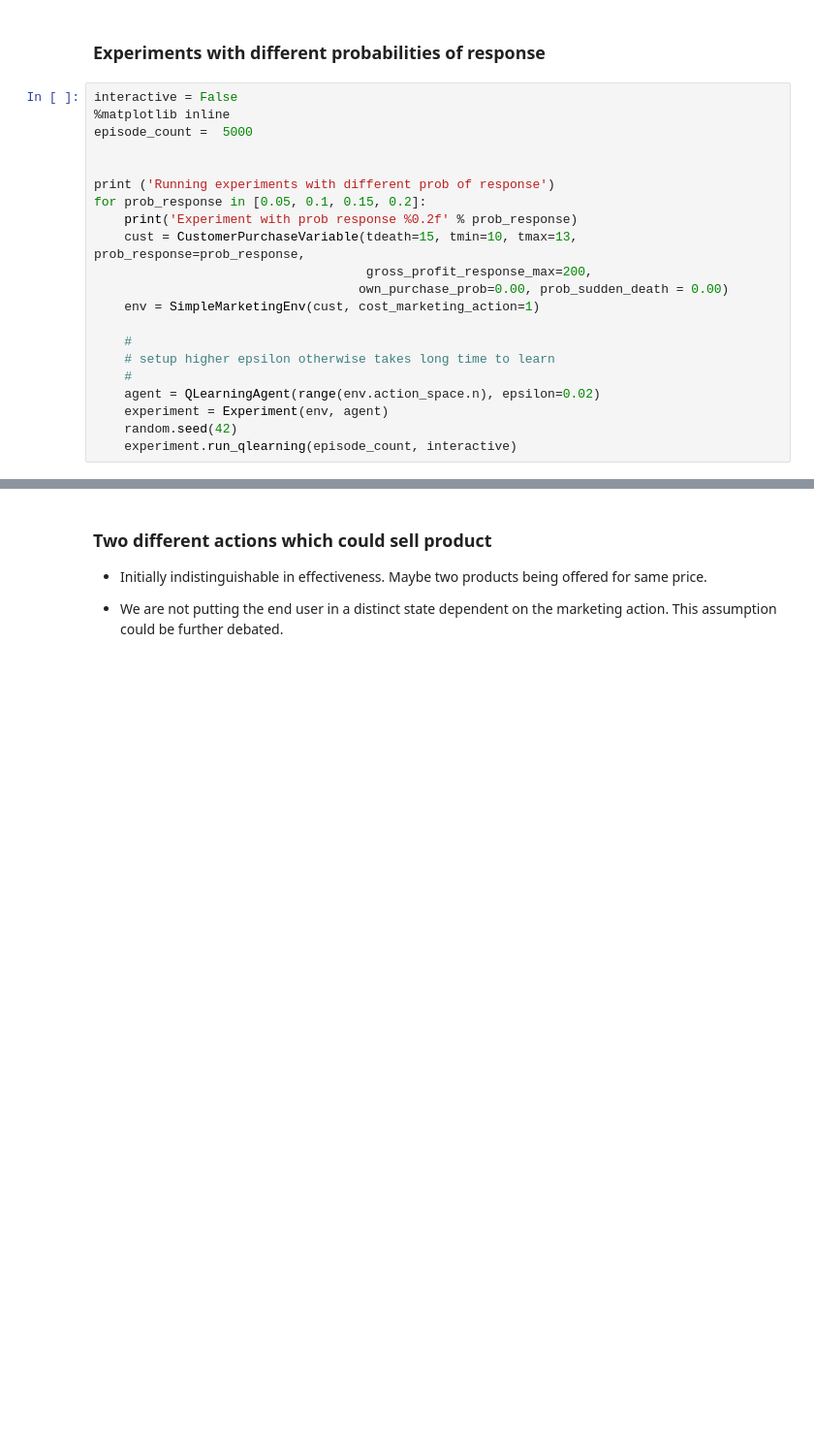
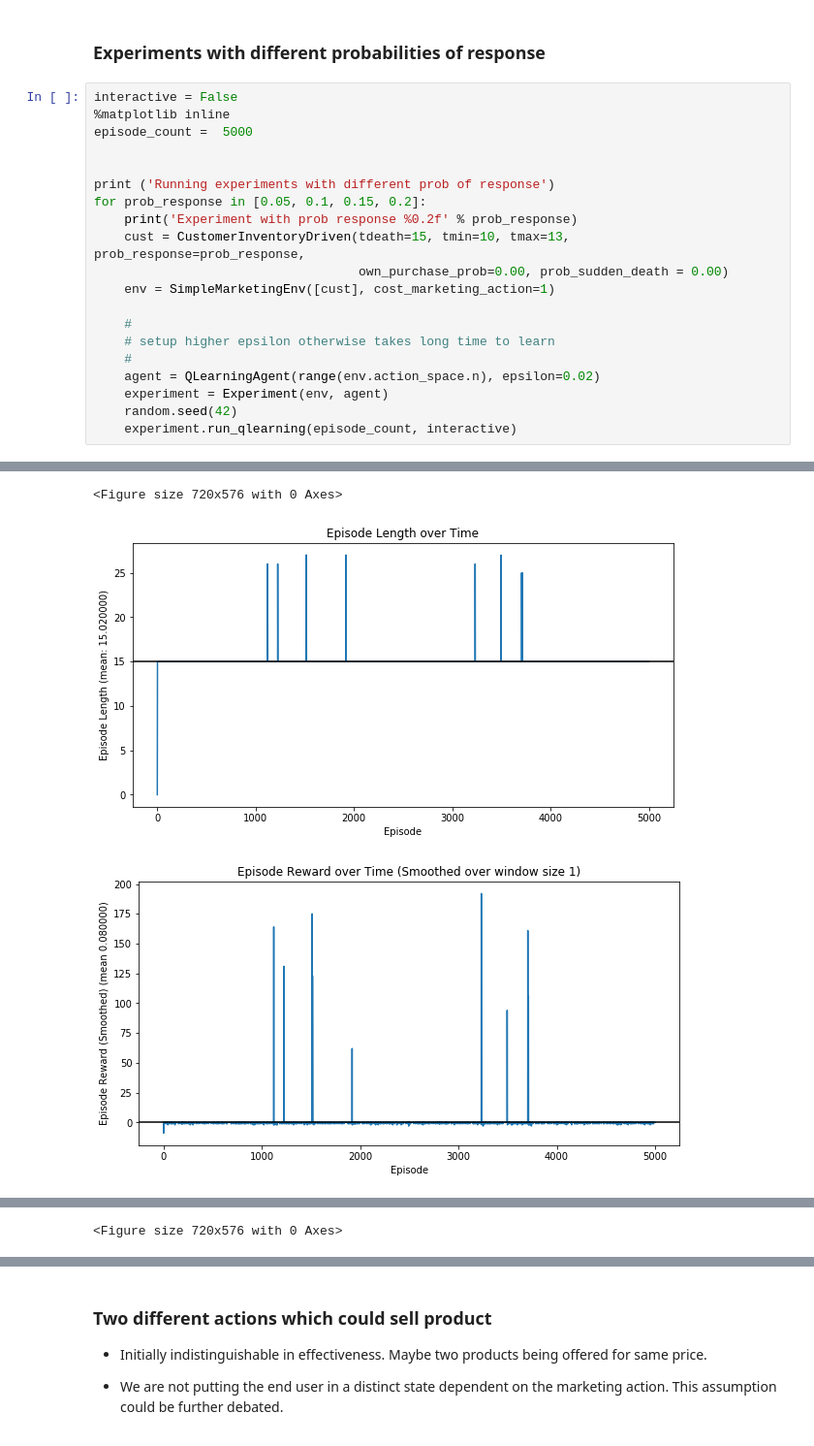
Before and after one commit to extrospective/marketing-rl, a Jupyter notebook: SimpleMarketing/SimpleMarketingTest.ipynb, the cells around one changed output, grey strips where cells are left out. Shown at 97% size. Cells and saved outputs as stored; diff of their text form; blank space fills up the shorter version.

```diff
--- a/SimpleMarketing/SimpleMarketingTest.ipynb
+++ b/SimpleMarketing/SimpleMarketingTest.ipynb
@@ -411,10 +451,9 @@ episode_count =  5000
 print ('Running experiments with different prob of response')
 for prob_response in [0.05, 0.1, 0.15, 0.2]:
     print('Experiment with prob response %0.2f' % prob_response)
-    cust = CustomerPurchaseVariable(tdeath=15, tmin=10, tmax=13, prob_response=prob_response,
-                                    gross_profit_response_max=200,
+    cust = CustomerInventoryDriven(tdeath=15, tmin=10, tmax=13, prob_response=prob_response,
                                    own_purchase_prob=0.00, prob_sudden_death = 0.00)
-    env = SimpleMarketingEnv(cust, cost_marketing_action=1)
+    env = SimpleMarketingEnv([cust], cost_marketing_action=1)
 
     #
     # setup higher epsilon otherwise takes long time to learn
@@ -423,3 +462,4 @@ for prob_response in [0.05, 0.1, 0.15, 0.2]:
     experiment = Experiment(env, agent)
     random.seed(42)
     experiment.run_qlearning(episode_count, interactive)
+# %% [output]
@@ -425,0 +474,3 @@ for prob_response in [0.05, 0.1, 0.15, 0.2]:
+<Figure size 720x576 with 0 Axes>
+[figure, added]
+[figure, added]
@@ -425,0 +484 @@ for prob_response in [0.05, 0.1, 0.15, 0.2]:
+<Figure size 720x576 with 0 Axes>
```
Also changed, not shown: parts of 15 cells of this notebook, 1 other file.
